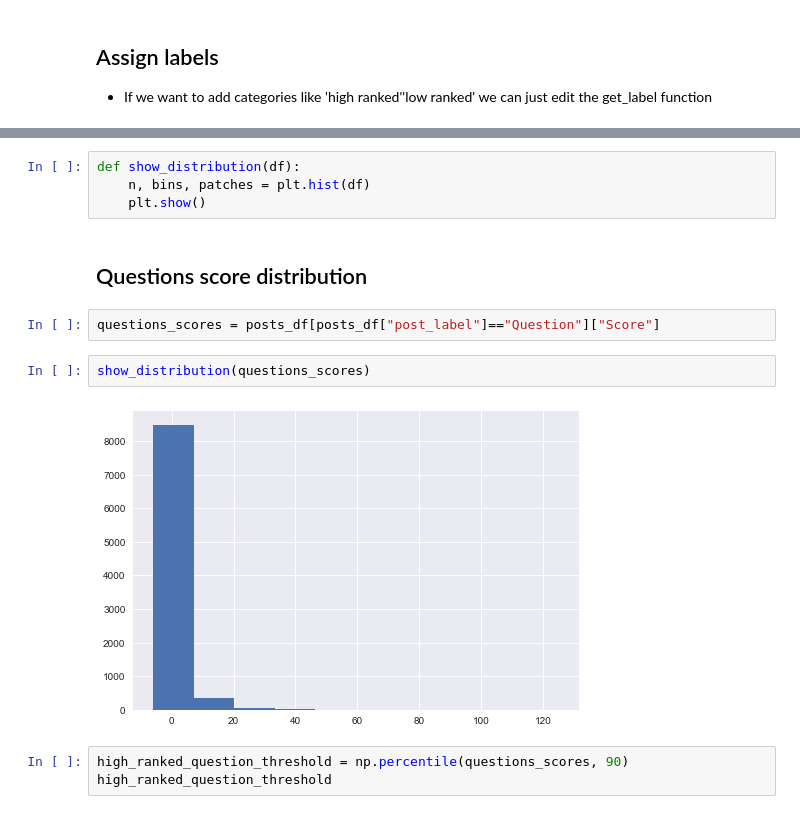
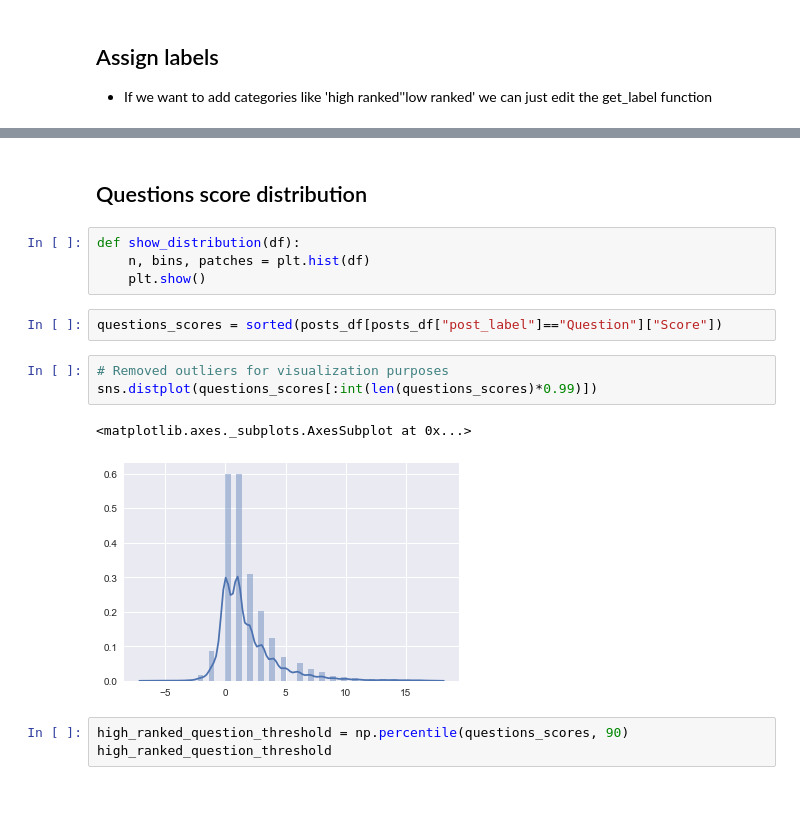
Before and after one commit to ofrik/stackoverflow-good-questions-analysis, a Jupyter notebook: Data preperation.ipynb, the cells around one changed output, grey strips where cells are left out. Saved outputs shown, nothing was run; the diff lists cells and outputs as text.

Commit message:
added graph related features

```diff
--- a/Data preperation.ipynb
+++ b/Data preperation.ipynb
@@ -116,15 +114,17 @@ comments_df = clean_dataframe(comments_df,int_columns,datetime_columns,text_colu
+# %% [markdown]
+## Questions score distribution
 # %%
 def show_distribution(df):
     n, bins, patches = plt.hist(df)
     plt.show()
-# %% [markdown]
-## Questions score distribution
 # %%
-questions_scores = posts_df[posts_df["post_label"]=="Question"]["Score"]
+questions_scores = sorted(posts_df[posts_df["post_label"]=="Question"]["Score"])
-# %%
-show_distribution(questions_scores)
-# %% [output]
-[figure, removed]
+# %%
+# Removed outliers for visualization purposes
+sns.distplot(questions_scores[:int(len(questions_scores)*0.99)])
+# %% [output]
+<matplotlib.axes._subplots.AxesSubplot at 0x...>
+[figure, added]
 # %%
 high_ranked_question_threshold = np.percentile(questions_scores, 90)
 high_ranked_question_threshold
```
Also changed, not shown: parts of 26 cells of this notebook.
